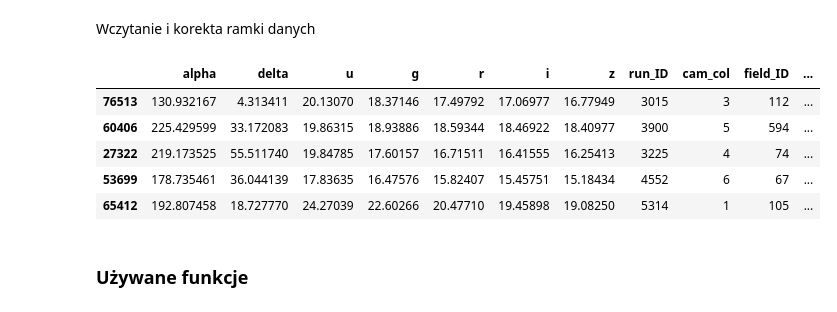
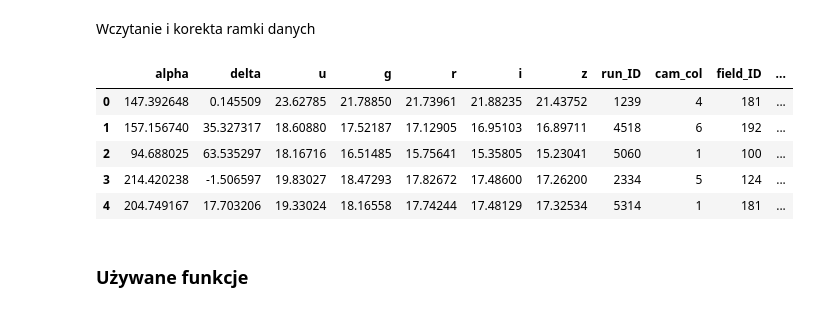
Before and after one commit to MaciejMomot/TweetsMachineLearning, a Jupyter notebook: validation_team/FE/budowa_krok_2_4.ipynb, the cells around one changed output. Cells and saved outputs as stored; diff of their text form; code cells hidden in the pictures.

```diff
--- a/validation_team/FE/budowa_krok_2_4.ipynb
+++ b/validation_team/FE/budowa_krok_2_4.ipynb
@@ -104,25 +104,34 @@ seaborn==0.12.2
 # %% [markdown]
 Wczytanie i korekta ramki danych
 # %%
-# Wczytanie danych
-df_original = pd.read_csv("..\\dane\\star_classification.csv")
-development_unit_df, test_sample_df = train_test_split(df_original, test_size=0.3, random_state=42)
+# Wczytanie danych - dane do trenowania modelu
+df_original = pd.read_csv("..\\dane\\training_sample_team4.csv")
+development_unit_df = df_original.copy()
+########development_unit_df, test_sample_df = train_test_split(df_original, test_size=0.3, random_state=42)
+
+## dane testowe
+test = pd.read_csv("..\\dane\\validation_sample_team4.csv")
+
 
 # Usuwanie kolumn, które są skorelowane z innymi ze współczynnikiem 1
 development_unit_df = development_unit_df.loc[:, development_unit_df.columns != 'rerun_ID']
 development_unit_df = development_unit_df.loc[:, development_unit_df.columns != 'obj_ID']
 development_unit_df = development_unit_df.loc[:, development_unit_df.columns != 'plate']
+
+test = test.loc[:, test.columns != 'rerun_ID']
+test = test.loc[:, test.columns != 'obj_ID']
+test = test.loc[:, test.columns != 'plate']
 # Usuwanie błędnej obserwacji
 development_unit_df = development_unit_df[development_unit_df['u'] > 0]
 
 development_unit_df.head()
 # %% [output]
 |  | alpha | delta | u | g | r | i | z | run_ID | cam_col | field_ID | ... |
-| 76513 | 130.932167 | 4.313411 | 20.13070 | 18.37146 | 17.49792 | 17.06977 | 16.77949 | 3015 | 3 | 112 | ... |
-| 60406 | 225.429599 | 33.172083 | 19.86315 | 18.93886 | 18.59344 | 18.46922 | 18.40977 | 3900 | 5 | 594 | ... |
-| 27322 | 219.173525 | 55.511740 | 19.84785 | 17.60157 | 16.71511 | 16.41555 | 16.25413 | 3225 | 4 | 74 | ... |
-| 53699 | 178.735461 | 36.044139 | 17.83635 | 16.47576 | 15.82407 | 15.45751 | 15.18434 | 4552 | 6 | 67 | ... |
-| 65412 | 192.807458 | 18.727770 | 24.27039 | 22.60266 | 20.47710 | 19.45898 | 19.08250 | 5314 | 1 | 105 | ... |
+| 0 | 147.392648 | 0.145509 | 23.62785 | 21.78850 | 21.73961 | 21.88235 | 21.43752 | 1239 | 4 | 181 | ... |
+| 1 | 157.156740 | 35.327317 | 18.60880 | 17.52187 | 17.12905 | 16.95103 | 16.89711 | 4518 | 6 | 192 | ... |
+| 2 | 94.688025 | 63.535297 | 18.16716 | 16.51485 | 15.75641 | 15.35805 | 15.23041 | 5060 | 1 | 100 | ... |
+| 3 | 214.420238 | -1.506597 | 19.83027 | 18.47293 | 17.82672 | 17.48600 | 17.26200 | 2334 | 5 | 124 | ... |
+| 4 | 204.749167 | 17.703206 | 19.33024 | 18.16558 | 17.74244 | 17.48129 | 17.32534 | 5314 | 1 | 181 | ... |
 # %% [markdown]
 ### Używane funkcje
 # %%
```
Also changed, not shown: parts of 26 cells of this notebook, 3 other files.
